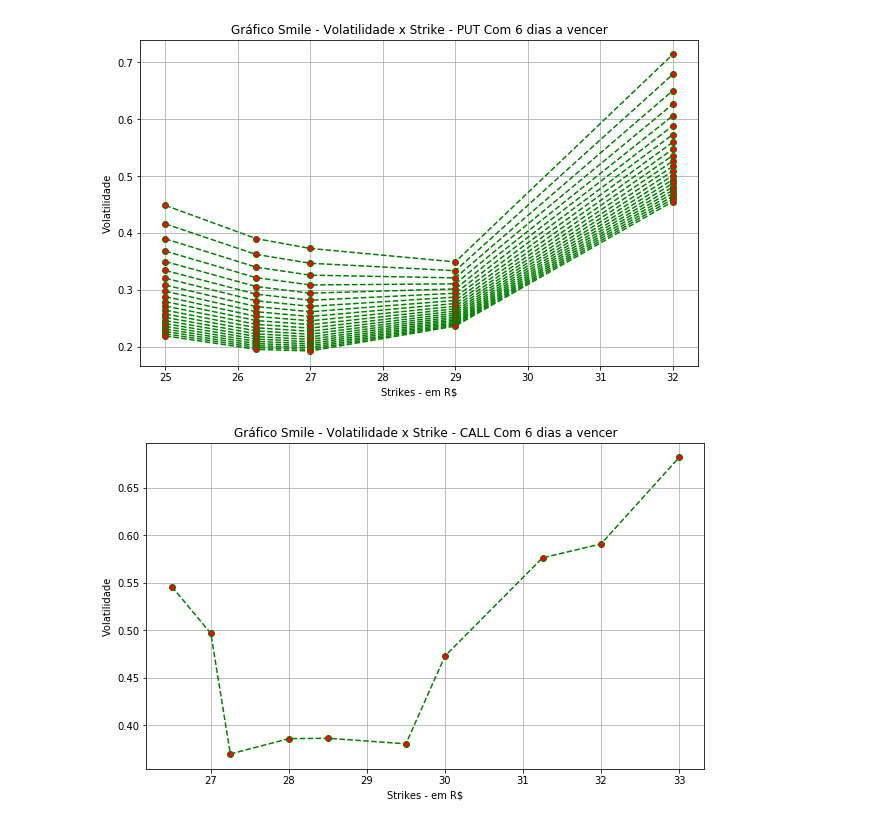
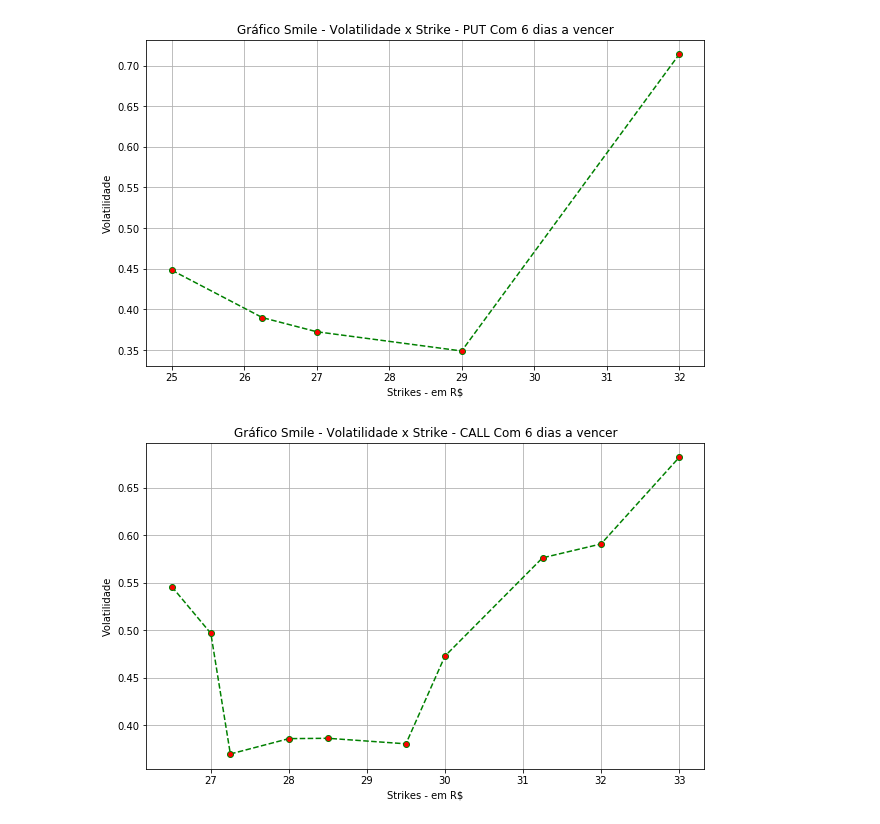
Before and after one commit to gil-miranda/university-courses, a Jupyter notebook: mod-mat-financas-I-2019-1/Project_3/Project3_almost.ipynb, the cells around one changed output. Drawn from its saved outputs; the diff is of its cells as text; code cells hidden in the pictures.

```diff
--- a/mod-mat-financas-I-2019-1/Project_3/Project3_almost.ipynb
+++ b/mod-mat-financas-I-2019-1/Project_3/Project3_almost.ipynb
@@ -46,8 +45,7 @@ Setting CONSTANTS
 sigla_acao = 'BRFS3'
 empresa = 'BRFoods S.A.'
 preco_acao = 27.00
-# dias = [6,28]
-dias = np.arange(6,28,1)
+dias = [6,28]
 
 
 puts = data['Tipo'] == 'PUT'
@@ -57,30 +55,27 @@ dia1507 = data['TF'] == '15-07-2019'
 # %%
 ## PUT Com 6 dias a vencer
 
 ## Buscando as informações no DataFrame
 df_k = data[puts & dia1706].iloc[0:,2:3]
 df_s = data[puts & dia1706].iloc[0:,3:4]
 ks_put_6 = df_k.values.flatten()
 Ss_put_6 = df_s.values.flatten()
 
 ## Setando o array com as volatilidades a serem plotadas
 vs_put_6 = []
 for (k,s) in zip(ks_put_6,Ss_put_6):
-    aux = []
-    for t in dias:
-        aux.append(volat_impl(-1,preco_acao,k,t/365,0.065,s))
-    vs_put_6.append(aux)
+    vs_put_6.append(volat_impl(-1,preco_acao,k,dias[0]/365,0.065,s))
 
 ## Plot do gráfico
 plt.figure(figsize=(10,6))
 plt.plot(ks_put_6,vs_put_6, marker='o', linestyle='--', color='g', markerfacecolor='r')
 plt.xlabel('Strikes - em R$')
 plt.ylabel('Volatilidade')
 plt.title('Gráfico Smile - Volatilidade x Strike - PUT Com 6 dias a vencer')
 plt.grid()
 plt.show()
 # %% [output]
-[figure, old version]
+[figure, new version]
 # %%
 ## CALL Com 6 dias a vencer
 
```
Also changed, not shown: parts of 1 cell of this notebook, 1 other file.
